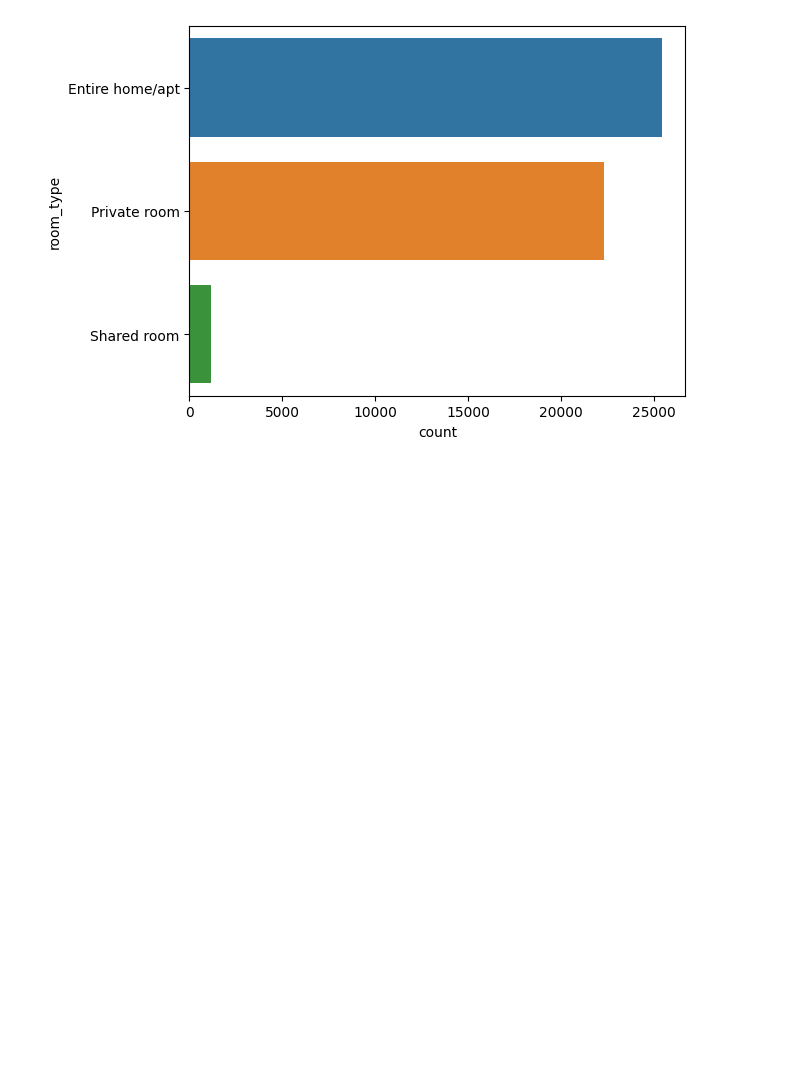
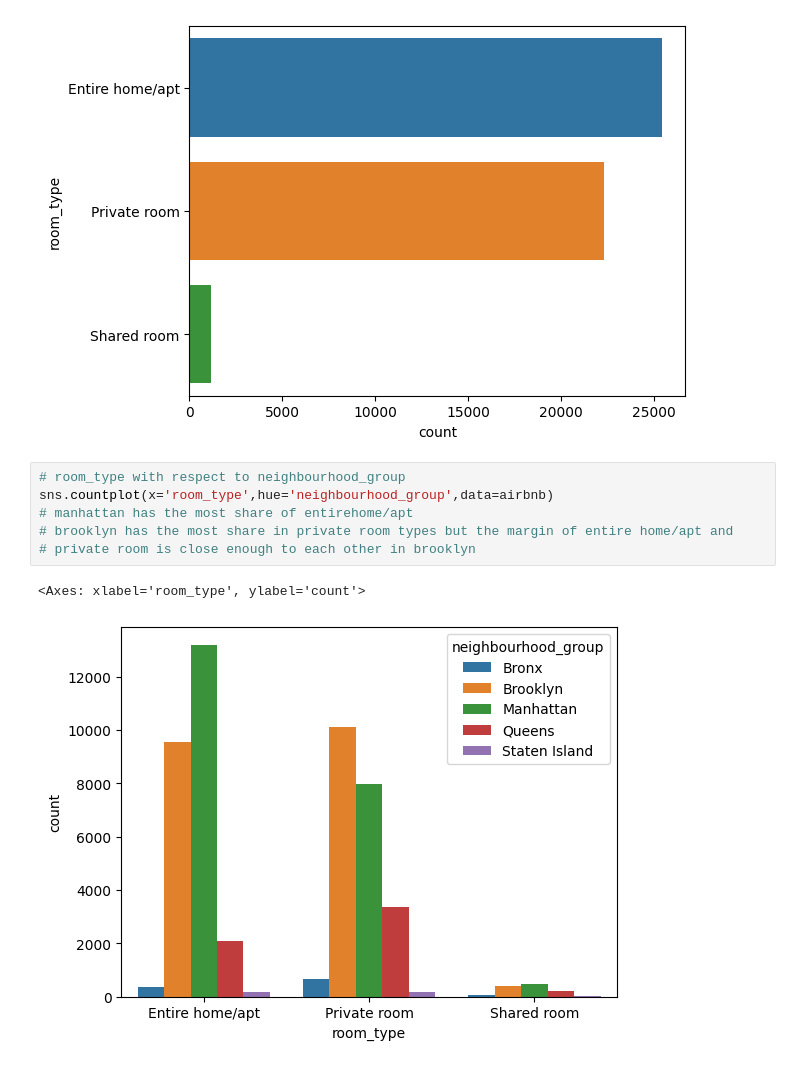
Before and after one commit to Shweta-singh-davv/python-data-science, a Jupyter notebook: Airbnb_Bookings_Analysis.ipynb, the cells around one changed output. Saved outputs shown, nothing was run; the diff lists cells and outputs as text; blank space fills up the shorter version.

```diff
--- a/Airbnb_Bookings_Analysis.ipynb
+++ b/Airbnb_Bookings_Analysis.ipynb
@@ -287,3 +315,12 @@ sns.countplot(y='room_type',data=airbnb)
 # %% [output]
 <Axes: xlabel='count', ylabel='room_type'>
 [figure]
+# %%
+# room_type with respect to neighbourhood_group
+sns.countplot(x='room_type',hue='neighbourhood_group',data=airbnb)
+# manhattan has the most share of entirehome/apt
+# brooklyn has the most share in private room types but the margin of entire home/apt and
+# private room is close enough to each other in brooklyn
+# %% [output]
+<Axes: xlabel='room_type', ylabel='count'>
+[figure, added]
```
Also changed, not shown: parts of 2 cells of this notebook.
